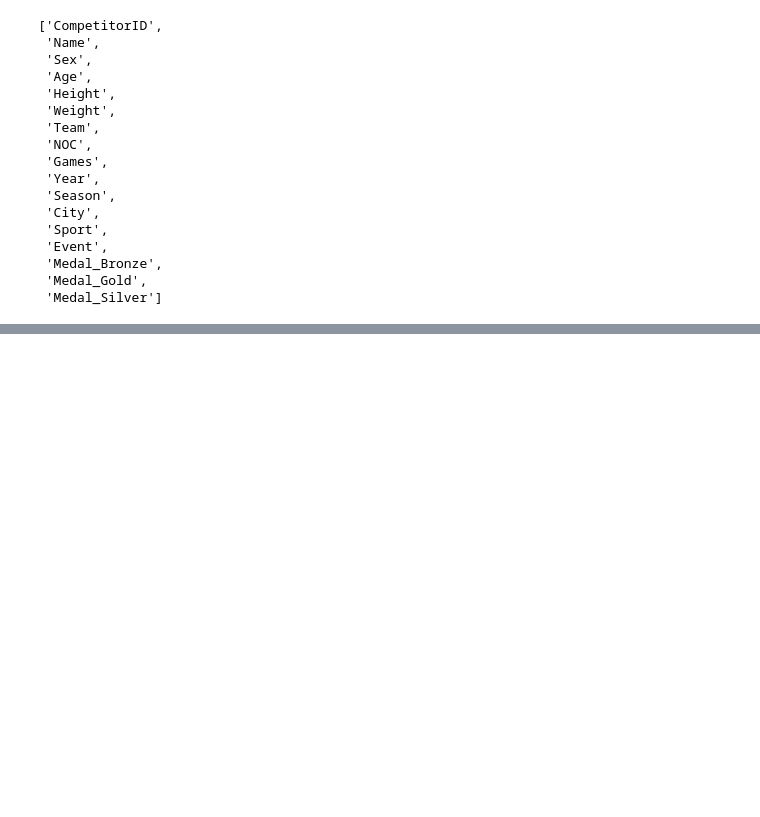
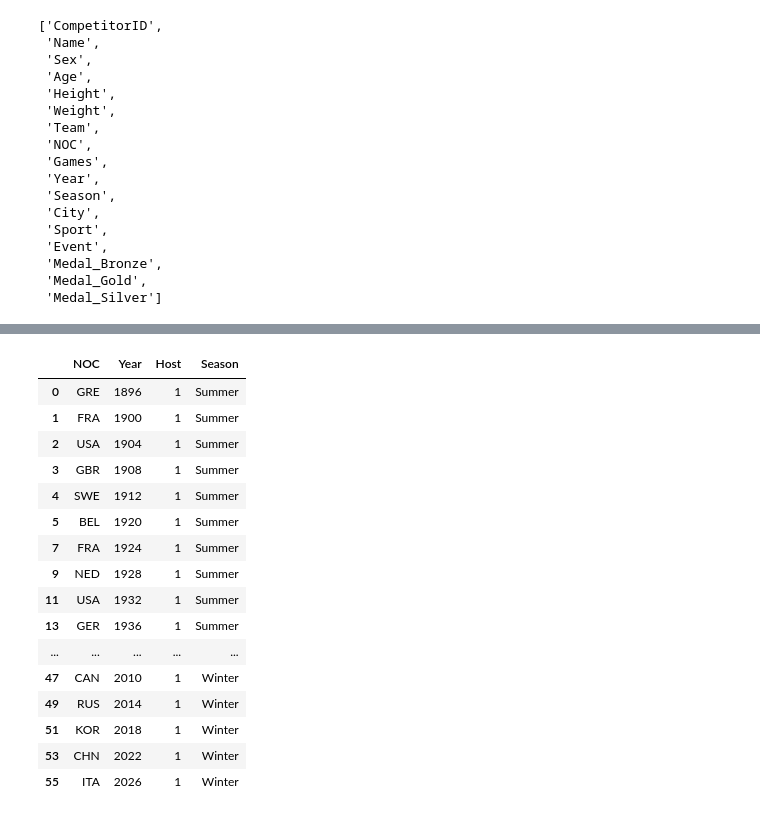
Before and after one commit to olympics2022/olympic_medal_analysis, a Jupyter notebook: athlete_counts.ipynb, the cells around one changed output, grey strips where cells are left out. Saved outputs shown, nothing was run; the diff lists cells and outputs as text; code cells hidden in the pictures; blank space fills up the shorter version.

```diff
--- a/athlete_counts.ipynb
+++ b/athlete_counts.ipynb
@@ -326 +127,30 @@ host_df
+# %%
+# Summer and Winter Host
+summer_host_df = host_df[['NOC', 'Year', 'Summer', 'Host']].dropna()
+summer_host_df['Season'] = 'Summer'
+summer_host_df = summer_host_df.drop(['Summer'], axis=1)
+winter_host_df = host_df[['NOC', 'Year', 'Winter', 'Host']].dropna()
+winter_host_df['Season'] = 'Winter'
+winter_host_df = winter_host_df.drop(['Winter'],axis=1)
+frames = [summer_host_df, winter_host_df]
+clean_host_df = pd.concat(frames)
+clean_host_df
+# %% [output]
+|  | NOC | Year | Host | Season |
+| 0 | GRE | 1896 | 1 | Summer |
+| 1 | FRA | 1900 | 1 | Summer |
+| 2 | USA | 1904 | 1 | Summer |
+| 3 | GBR | 1908 | 1 | Summer |
+| 4 | SWE | 1912 | 1 | Summer |
+| 5 | BEL | 1920 | 1 | Summer |
+| 7 | FRA | 1924 | 1 | Summer |
+| 9 | NED | 1928 | 1 | Summer |
+| 11 | USA | 1932 | 1 | Summer |
+| 13 | GER | 1936 | 1 | Summer |
+| ... | ... | ... | ... | ... |
+| 47 | CAN | 2010 | 1 | Winter |
+| 49 | RUS | 2014 | 1 | Winter |
+| 51 | KOR | 2018 | 1 | Winter |
+| 53 | CHN | 2022 | 1 | Winter |
+| 55 | ITA | 2026 | 1 | Winter |
 # %%
```
Also changed, not shown: parts of 20 cells of this notebook, 2 other files.
